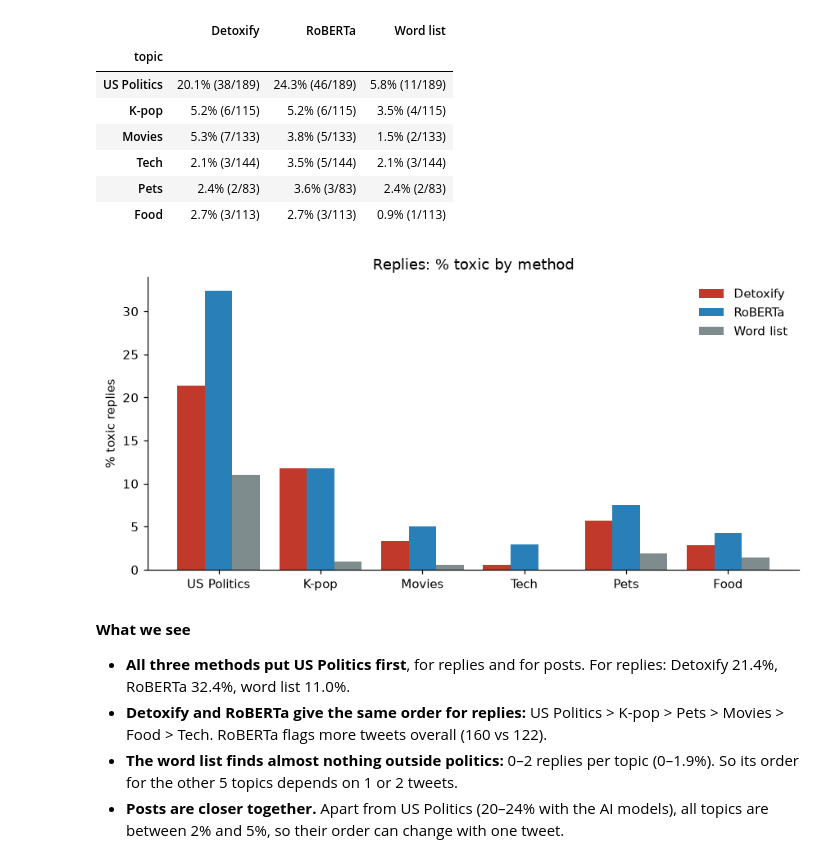
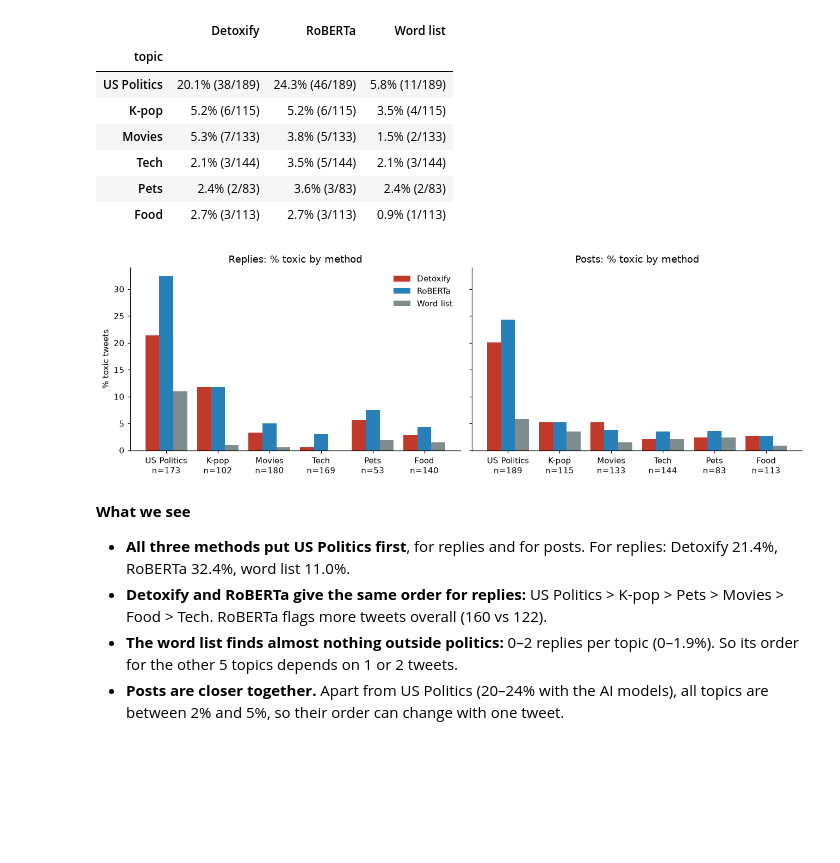
Before and after one commit to SuperSonicBoomEX/toxic-scrape, a Jupyter notebook: toxicity_analysis.ipynb, the cells around one changed output. Saved outputs shown, nothing was run; the diff lists cells and outputs as text; code cells hidden in the pictures; blank space fills up the shorter version.

Commit message:
fix: visualize

```diff
--- a/toxicity_analysis.ipynb
+++ b/toxicity_analysis.ipynb
@@ -286,5 +299,5 @@ Quick check that the models aren't upside down: a clear insult should score high
 # %%
-for name, needle in [("insult", "YOU ARE THE DUMBEST"), ("kind", "RIP SWEET ANGEL")]:
+for name, needle in [("toxic example", "YOU ARE THE DUMBEST"), ("friendly example", "RIP SWEET ANGEL")]:
     r = scored[scored["text_clean"].str.contains(needle, case=False, regex=False)].iloc[0]
-    print(f"{name:6}: Detoxify {r['detox_toxicity']:.2f}, RoBERTa {r['roberta_offensive']:.2f}, bad words {r['bw_count']}")
+    print(f"{name:16}: Detoxify {r['detox_toxicity']:.2f}, RoBERTa {r['roberta_offensive']:.2f}, bad words {r['bw_count']}")
 # %% [output]
@@ -336,20 +359,22 @@ Posts: % toxic (toxic/all)
 | Pets | 2.4% (2/83) | 3.6% (3/83) | 2.4% (2/83) |
 | Food | 2.7% (3/113) | 2.7% (3/113) | 0.9% (1/113) |
 # %%
-reply_pct = (scored[scored["type"] == "reply"].groupby("topic")[list(methods.values())].mean()
-             .reindex(TOPIC_ORDER) * 100)
-fig, ax = plt.subplots(figsize=(8, 4))
-for i, (name, color) in enumerate([("Detoxify", "#c0392b"), ("RoBERTa", "#2980b9"), ("Word list", "#7f8c8d")]):
-    ax.bar(np.arange(6) + (i - 1) * 0.27, reply_pct[methods[name]], 0.27, label=name, color=color)
-ax.set_xticks(np.arange(6), [TOPIC_NAME[t] for t in TOPIC_ORDER])
-ax.set_ylabel("% toxic replies")
-ax.set_title("Replies: % toxic by method")
-ax.legend(frameon=False)
+fig, axes = plt.subplots(1, 2, figsize=(12, 4), sharey=True)   # same y-axis, so the two panels compare directly
+for ax, (kind, title) in zip(axes, [("reply", "Replies"), ("post", "Posts")]):
+    pct = (scored[scored["type"] == kind].groupby("topic")[list(methods.values())].mean()
+           .reindex(TOPIC_ORDER) * 100)
+    for i, (name, color) in enumerate([("Detoxify", "#c0392b"), ("RoBERTa", "#2980b9"), ("Word list", "#7f8c8d")]):
+        ax.bar(np.arange(6) + (i - 1) * 0.27, pct[methods[name]], 0.27, label=name, color=color)
+    n = scored[scored["type"] == kind].groupby("topic").size()
+    ax.set_xticks(np.arange(6), [f"{TOPIC_NAME[t]}\nn={n[t]}" for t in TOPIC_ORDER])
+    ax.set_title(f"{title}: % toxic by method")
+axes[0].set_ylabel("% toxic tweets")
+axes[0].legend(frameon=False)
 plt.tight_layout()
-plt.savefig(FIG / "fig2_methods_replies.png", bbox_inches="tight")
+plt.savefig(FIG / "fig1_toxic_by_topic.png", bbox_inches="tight")
 plt.show()
 # %% [output]
-[figure, old version]
+[figure, new version]
 # %% [markdown]
 **What we see**
 
```
Also changed, not shown: parts of 32 cells of this notebook, 1 other file.
